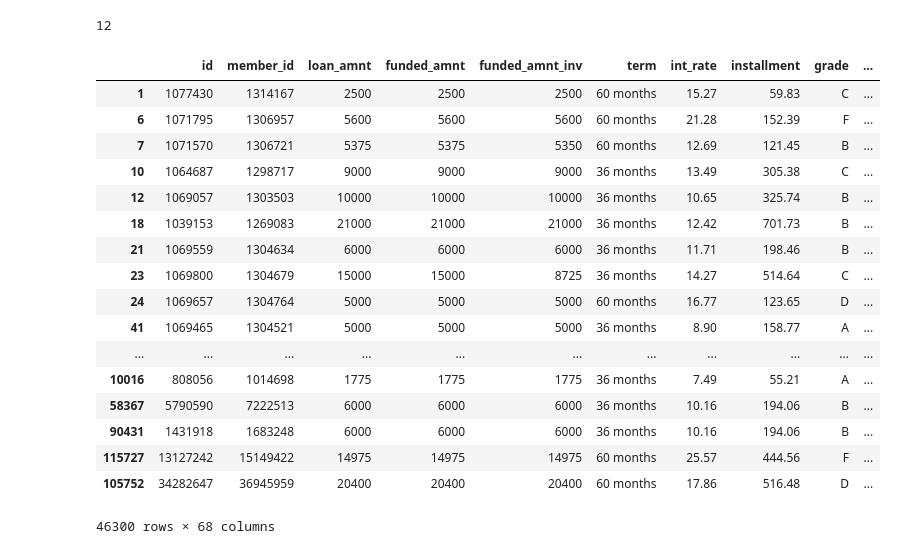
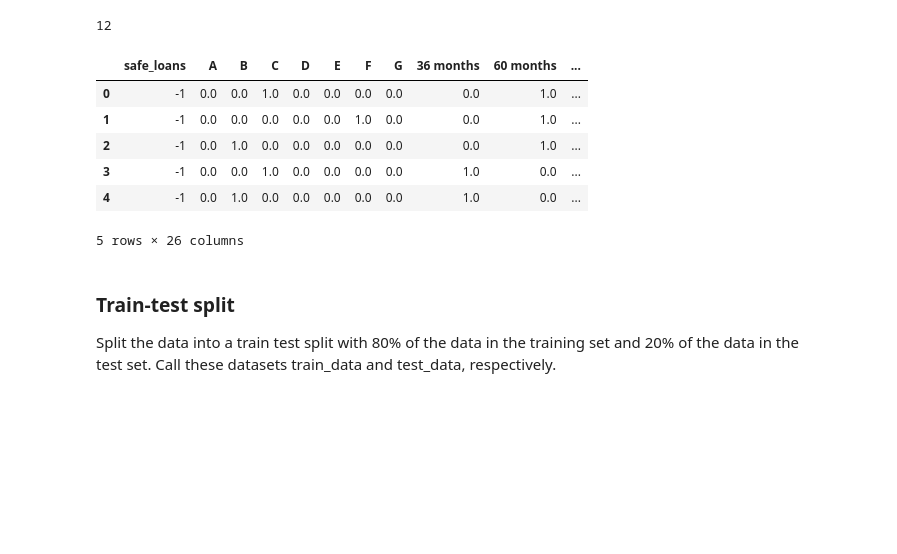
Before and after one commit to faiz-hasan11/NotesMachineLearning, a Jupyter notebook: Machine Learning Specialization UW/Course 3 Machine Learning: Classification/Classification Week 3 Implementing binary decision trees Scikit Learn.ipynb, the cells around one changed output. Drawn from its saved outputs; the diff is of its cells as text; code cells hidden in the pictures; blank space fills up the shorter version.

```diff
--- a/Machine Learning Specialization UW/Course 3 Machine Learning: Classification/Classification Week 3 Implementing binary decision trees Scikit Learn.ipynb
+++ b/Machine Learning Specialization UW/Course 3 Machine Learning: Classification/Classification Week 3 Implementing binary decision trees Scikit Learn.ipynb
@@ -88,32 +88,27 @@ len(emp_length_val)
 # %% [output]
 12
 # %%
+loans_data_new = loans_data[target].reset_index()
+
 for feature in features:
     loans_data_one_hot_encoded = loans_data[feature].apply(lambda x: {x: 1})
     loans_data_unpacked = pd.DataFrame(list(loans_data_one_hot_encoded)).fillna(0)
 
 
-    loans_data_new = loans_data_unpacked
-    #loans_data.add_columns(loans_data_unpacked)
+    loans_data_new = pd.concat([loans_data_new, loans_data_unpacked], axis = 1)
 
 #loans_data_unpacked
-loans_data
+loans_data = loans_data_new.drop(['index'], axis = 1)
+loans_data.head()
 # %% [output]
-|  | id | member_id | loan_amnt | funded_amnt | funded_amnt_inv | term | int_rate | installment | grade | ... |
-| 1 | 1077430 | 1314167 | 2500 | 2500 | 2500 | 60 months | 15.27 | 59.83 | C | ... |
-| 6 | 1071795 | 1306957 | 5600 | 5600 | 5600 | 60 months | 21.28 | 152.39 | F | ... |
-| 7 | 1071570 | 1306721 | 5375 | 5375 | 5350 | 60 months | 12.69 | 121.45 | B | ... |
-| 10 | 1064687 | 1298717 | 9000 | 9000 | 9000 | 36 months | 13.49 | 305.38 | C | ... |
-| 12 | 1069057 | 1303503 | 10000 | 10000 | 10000 | 36 months | 10.65 | 325.74 | B | ... |
-| 18 | 1039153 | 1269083 | 21000 | 21000 | 21000 | 36 months | 12.42 | 701.73 | B | ... |
-| 21 | 1069559 | 1304634 | 6000 | 6000 | 6000 | 36 months | 11.71 | 198.46 | B | ... |
-| 23 | 1069800 | 1304679 | 15000 | 15000 | 8725 | 36 months | 14.27 | 514.64 | C | ... |
-| 24 | 1069657 | 1304764 | 5000 | 5000 | 5000 | 60 months | 16.77 | 123.65 | D | ... |
-| 41 | 1069465 | 1304521 | 5000 | 5000 | 5000 | 36 months | 8.90 | 158.77 | A | ... |
-| ... | ... | ... | ... | ... | ... | ... | ... | ... | ... | ... |
-| 10016 | 808056 | 1014698 | 1775 | 1775 | 1775 | 36 months | 7.49 | 55.21 | A | ... |
-| 58367 | 5790590 | 7222513 | 6000 | 6000 | 6000 | 36 months | 10.16 | 194.06 | B | ... |
-| 90431 | 1431918 | 1683248 | 6000 | 6000 | 6000 | 36 months | 10.16 | 194.06 | B | ... |
-| 115727 | 13127242 | 15149422 | 14975 | 14975 | 14975 | 60 months | 25.57 | 444.56 | F | ... |
-| 105752 | 34282647 | 36945959 | 20400 | 20400 | 20400 | 60 months | 17.86 | 516.48 | D | ... |
+|  | safe_loans | A | B | C | D | E | F | G | 36 months | 60 months | ... |
+| 0 | -1 | 0.0 | 0.0 | 1.0 | 0.0 | 0.0 | 0.0 | 0.0 | 0.0 | 1.0 | ... |
+| 1 | -1 | 0.0 | 0.0 | 0.0 | 0.0 | 0.0 | 1.0 | 0.0 | 0.0 | 1.0 | ... |
+| 2 | -1 | 0.0 | 1.0 | 0.0 | 0.0 | 0.0 | 0.0 | 0.0 | 0.0 | 1.0 | ... |
+| 3 | -1 | 0.0 | 0.0 | 1.0 | 0.0 | 0.0 | 0.0 | 0.0 | 1.0 | 0.0 | ... |
+| 4 | -1 | 0.0 | 1.0 | 0.0 | 0.0 | 0.0 | 0.0 | 0.0 | 1.0 | 0.0 | ... |
-46300 rows × 68 columns
+5 rows × 26 columns
+# %% [markdown]
+### Train-test split
+
+Split the data into a train test split with 80% of the data in the training set and 20% of the data in the test set. Call these datasets train_data and test_data, respectively.
```
Also changed, not shown: parts of 28 cells of this notebook.
